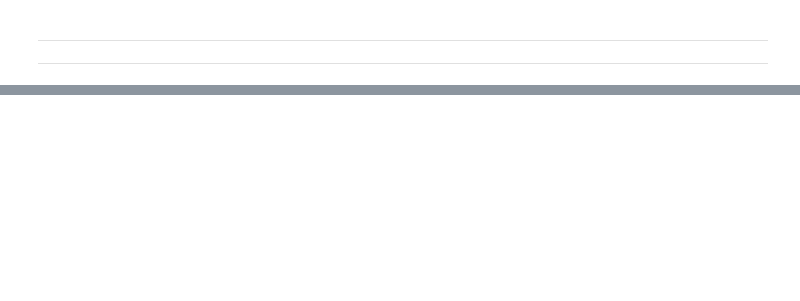
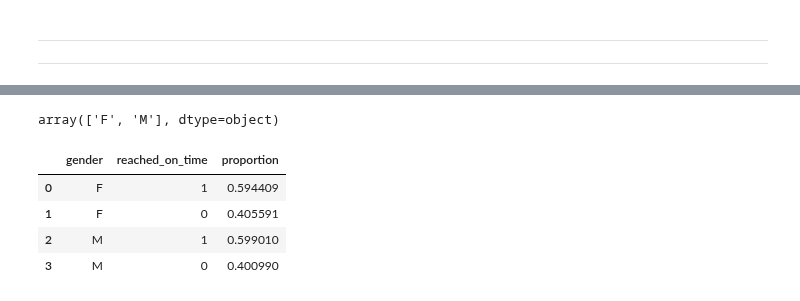
Before and after one commit to rajesh-coventry/Projects, a Jupyter notebook: 02_Data_Visuallization/05_E-Commerce_Shipping/01_Main_Drivers_of_Late_Deliveries.ipynb, the cells around one changed output, grey strips where cells are left out. Saved outputs shown, nothing was run; the diff lists cells and outputs as text; code cells hidden in the pictures; blank space fills up the shorter version.

```diff
--- a/02_Data_Visuallization/05_E-Commerce_Shipping/01_Main_Drivers_of_Late_Deliveries.ipynb
+++ b/02_Data_Visuallization/05_E-Commerce_Shipping/01_Main_Drivers_of_Late_Deliveries.ipynb
@@ -344,0 +451,13 @@ This confirms to same conclusion: There is unusual relation between the `on_time
+# %%
+data9["gender"].unique()
+# %% [output]
+array(['F', 'M'], dtype=object)
+# %%
+xx= data.groupby(by= "gender")["reached_on_time"].value_counts(normalize=True).reset_index()
+xx
+# %% [output]
+|  | gender | reached_on_time | proportion |
+| 0 | F | 1 | 0.594409 |
+| 1 | F | 0 | 0.405591 |
+| 2 | M | 1 | 0.599010 |
+| 3 | M | 0 | 0.400990 |
```
Also changed, not shown: parts of 27 cells of this notebook, 1 other file.
